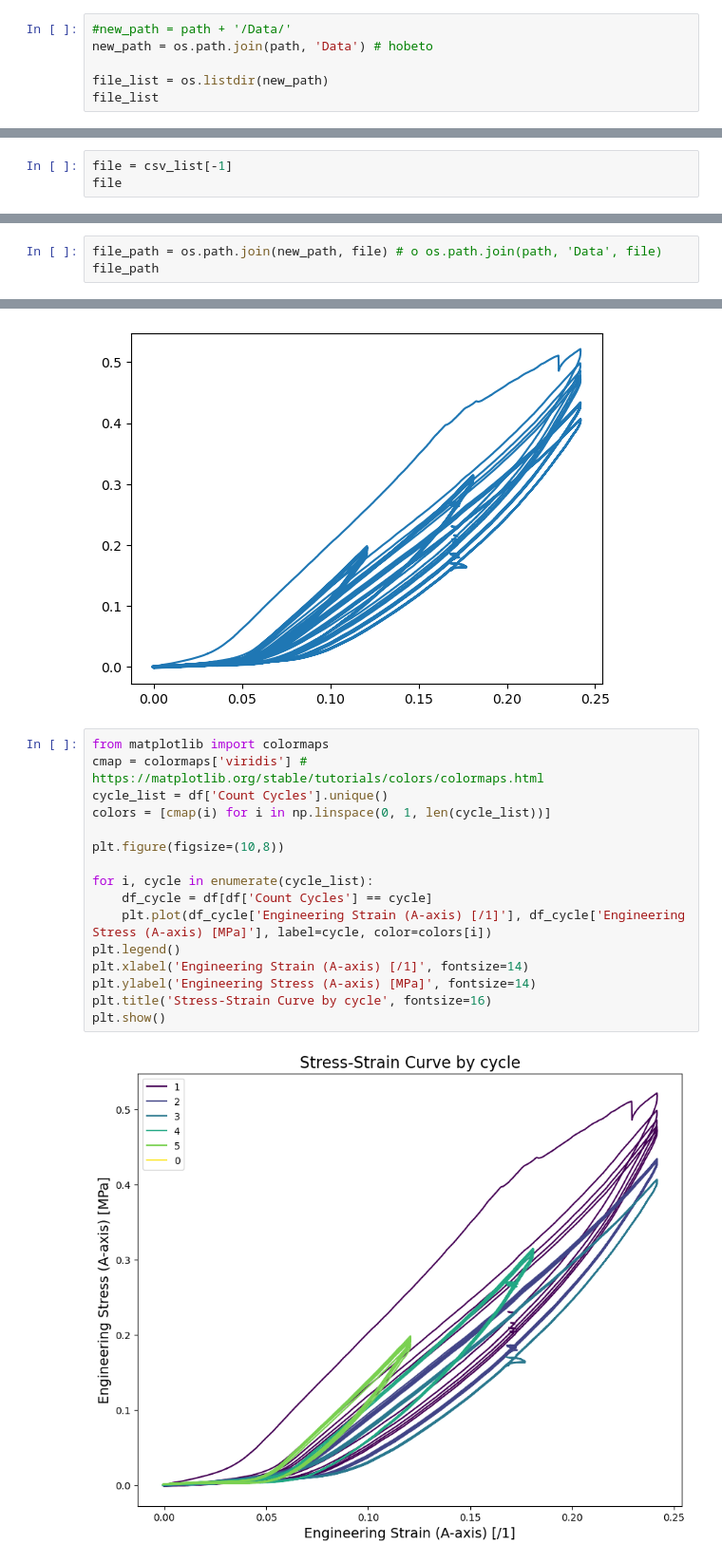
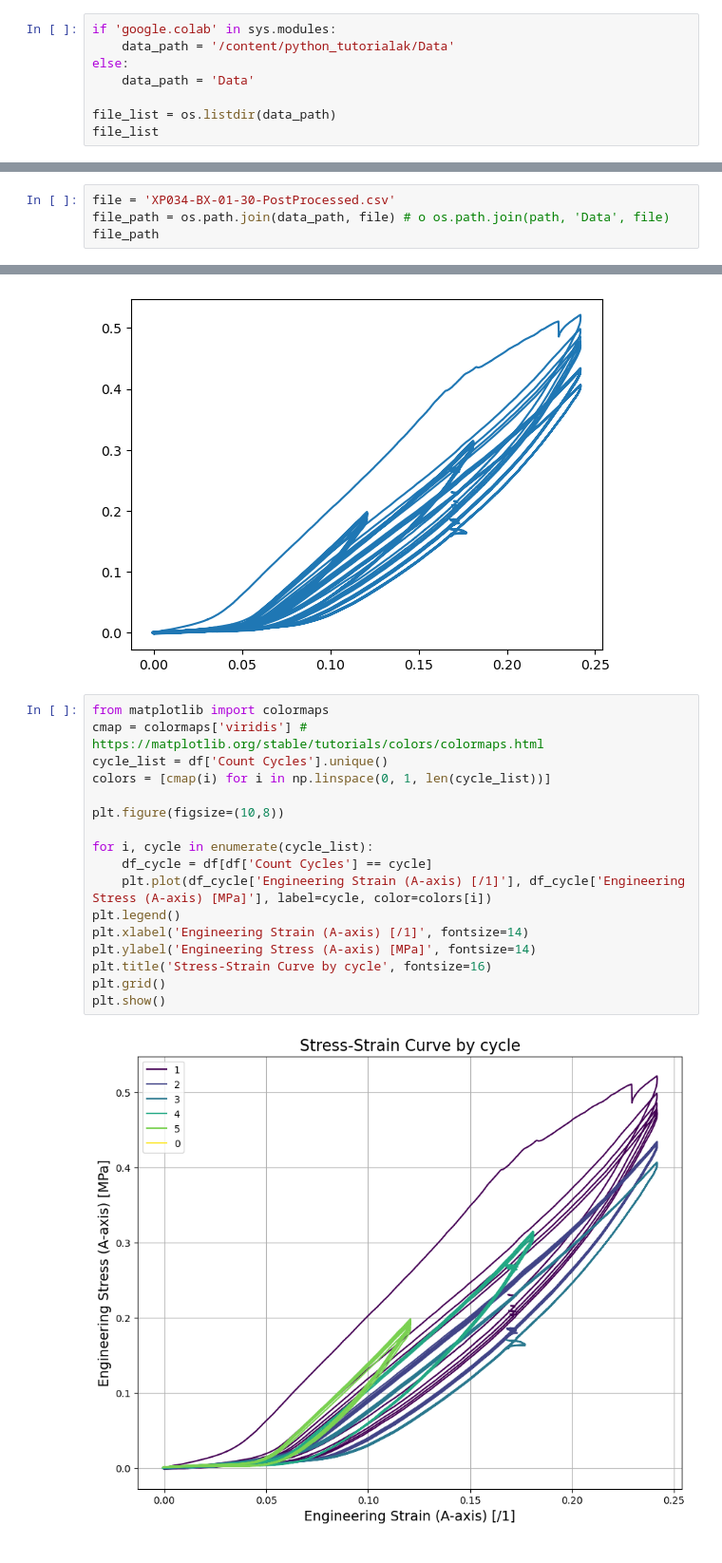
Before and after one commit to HectorLob/python_tutorialak, a Jupyter notebook: Pandas.ipynb, the cells around one changed output, grey strips where cells are left out. Shown at 95% size. Drawn from its saved outputs; the diff is of its cells as text.

```diff
--- a/Pandas.ipynb
+++ b/Pandas.ipynb
@@ -178,8 +181,10 @@ os.listdir()
 # %%
-#new_path = path + '/Data/'
-new_path = os.path.join(path, 'Data') # hobeto
+if 'google.colab' in sys.modules:
+    data_path = '/content/python_tutorialak/Data'
+else:
+    data_path = 'Data'
 
-file_list = os.listdir(new_path)
+file_list = os.listdir(data_path)
 file_list
 # %% [output]
 ['ani2.gif',
@@ -198,6 +202,7 @@ csv_list
 # %% [output]
 ['curvefite1.csv', 'XP034-BX-01-30-PostProcessed.csv']
 # %%
-file = csv_list[-1]
-file
+file = 'XP034-BX-01-30-PostProcessed.csv'
+file_path = os.path.join(data_path, file) # o os.path.join(path, 'Data', file)
+file_path
 # %% [output]
@@ -205,3 +209,0 @@ file
-# %%
-file_path = os.path.join(new_path, file) # o os.path.join(path, 'Data', file)
-file_path
@@ -538,18 +538,19 @@ plt.show()
 # %%
 from matplotlib import colormaps
 cmap = colormaps['viridis'] # https://matplotlib.org/stable/tutorials/colors/colormaps.html
 cycle_list = df['Count Cycles'].unique()
 colors = [cmap(i) for i in np.linspace(0, 1, len(cycle_list))]
 
 plt.figure(figsize=(10,8))
 
 for i, cycle in enumerate(cycle_list):
     df_cycle = df[df['Count Cycles'] == cycle]
     plt.plot(df_cycle['Engineering Strain (A-axis) [/1]'], df_cycle['Engineering Stress (A-axis) [MPa]'], label=cycle, color=colors[i])
 plt.legend()
 plt.xlabel('Engineering Strain (A-axis) [/1]', fontsize=14)
 plt.ylabel('Engineering Stress (A-axis) [MPa]', fontsize=14)
 plt.title('Stress-Strain Curve by cycle', fontsize=16)
+plt.grid()
 plt.show()
 # %% [output]
-[figure, old version]
+[figure, new version]
```
Also changed, not shown: parts of 8 cells of this notebook, 1 other file.
